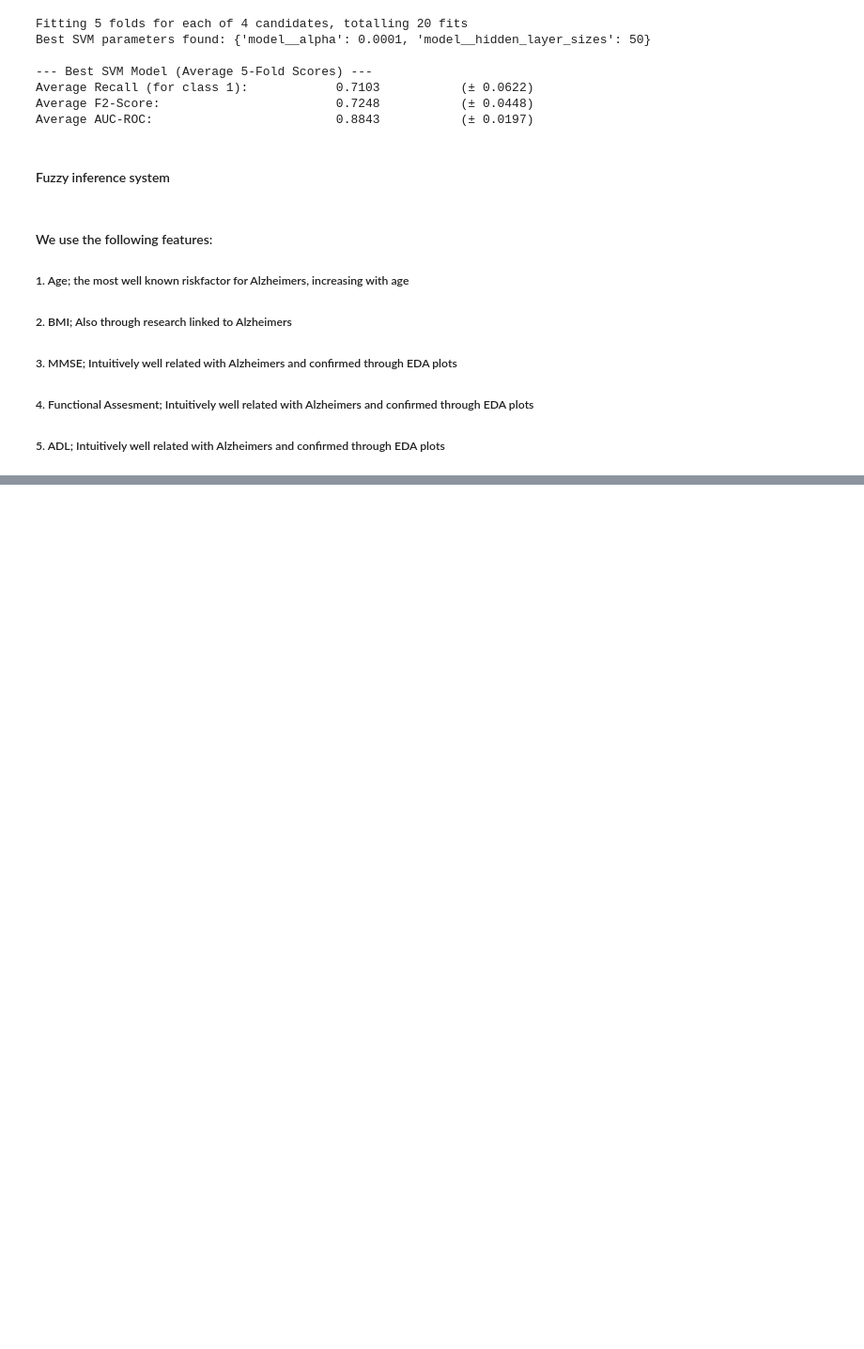
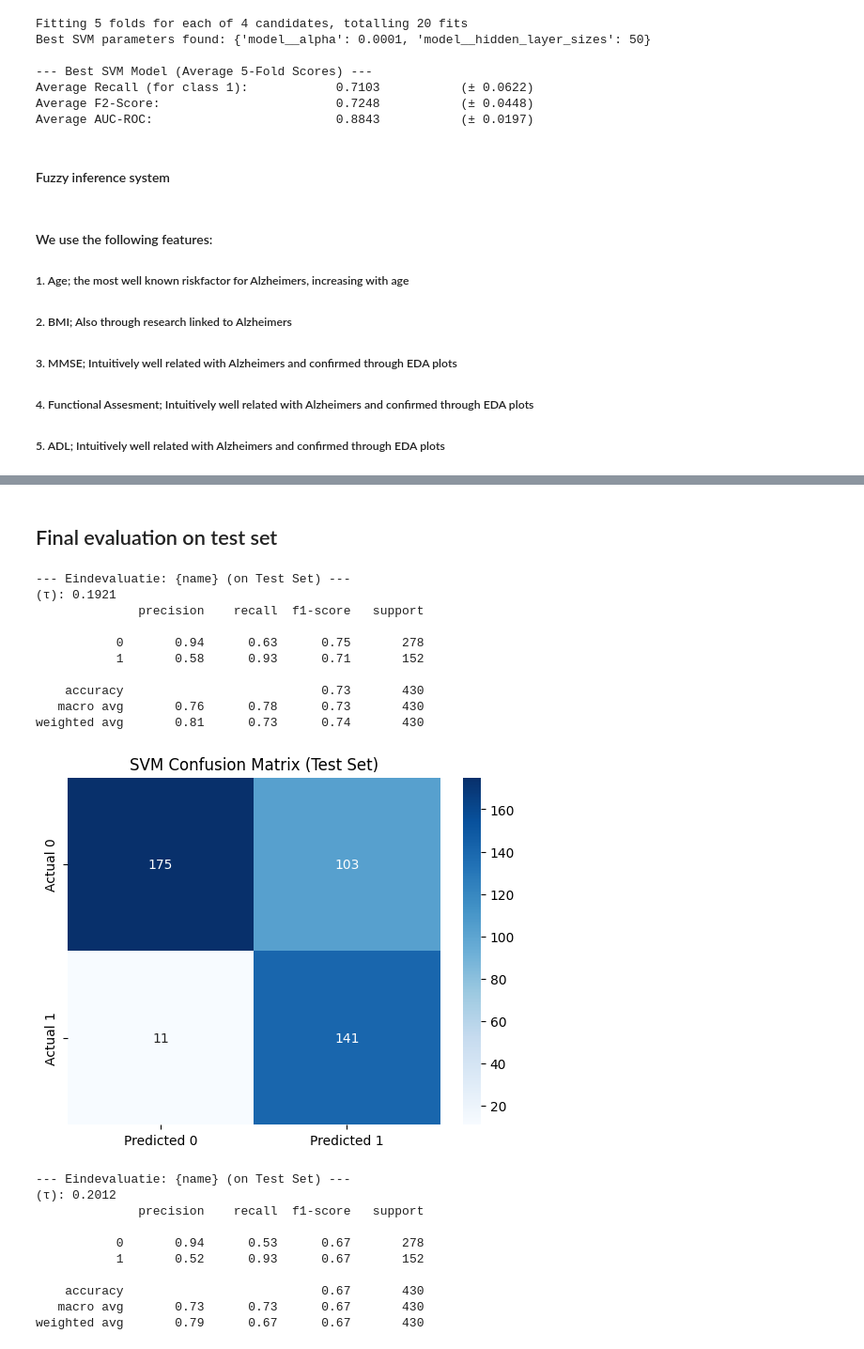
Before and after one commit to Jelles/AML-Assignment-2, a Jupyter notebook: main.ipynb, the cells around one changed output, grey strips where cells are left out. Shown at 94% size. Saved outputs shown, nothing was run; the diff lists cells and outputs as text; code cells hidden in the pictures; blank space fills up the shorter version.

```diff
--- a/main.ipynb
+++ b/main.ipynb
@@ -587,0 +662,16 @@ Average AUC-ROC:                         0.7793           (± 0.0353)
+# %%
+def tau_optimiser(y_scores, y_train, name):
+    precision, recall, thresholds_pr = precision_recall_curve(y_train, y_scores, pos_label=1)
+    f2_scores = (5 * precision * recall) / (4 * precision + recall)
+    f2_scores = np.nan_to_num(f2_scores, nan=0)
+
+    optimal_idx = np.argmax(f2_scores)
+    optimal_tau = thresholds_pr[optimal_idx]
+    print(f"\n--- Validation {name} ---")
+    print(f"Optimal Threshold (τ) miximising F2 : {optimal_tau:.4f}")
+    print(f"Highest F2-Score in validation: {f2_scores[optimal_idx]:.4f}")
+    return optimal_tau
+
+optimal_tau_svm = tau_optimiser(y_scores_svm, y_train, 'SVM')
+optimal_tau_mlp = tau_optimiser(y_scores_mlp, y_train, 'MLP')
+optimal_tau_fis = tau_optimiser(y_scores_fis, y_train_fis, 'FIS')
@@ -587,0 +690,48 @@ Average AUC-ROC:                         0.7793           (± 0.0353)
+# %% [markdown]
+## Final evaluation on test set
+# %%
+def confusion_matrix_plot(y_test, y_pred_test, name):
+    cm = confusion_matrix(y_test, y_pred_test)
+    sns.heatmap(cm, annot=True, fmt='d', cmap='Blues',
+            xticklabels=['Predicted 0', 'Predicted 1'],
+            yticklabels=['Actual 0', 'Actual 1'])
+    plt.title(f"{name} Confusion Matrix (Test Set)")
+    plt.savefig(f'plots/confuse_matr_{name}.png')
+    plt.show()
+
+
+def test_set_evaluator(grid_search_model, optimal_tau, y_test, X_test, name):
+    y_probas_test = grid_search_model.best_estimator_.predict_proba(X_test)[:, 1]
+    y_pred_test = (y_probas_test >= optimal_tau).astype(int)
+
+    print("\n--- Eindevaluatie: {name} (on Test Set) ---")
+    print(f"(τ): {optimal_tau:.4f}")
+    print(classification_report(y_test, y_pred_test))
+
+    confusion_matrix_plot(y_test, y_pred_test, name)
+
+
+test_set_evaluator(grid_search_svm, optimal_tau_svm, y_test, X_test, 'SVM')
+test_set_evaluator(grid_search_mlp, optimal_tau_mlp, y_test, X_test, 'MLP')
+# %% [output]
+--- Eindevaluatie: {name} (on Test Set) ---
+(τ): 0.1921
+              precision    recall  f1-score   support
+
+           0       0.94      0.63      0.75       278
+           1       0.58      0.93      0.71       152
+
+    accuracy                           0.73       430
+   macro avg       0.76      0.78      0.73       430
+weighted avg       0.81      0.73      0.74       430
+[figure, added]
+--- Eindevaluatie: {name} (on Test Set) ---
+(τ): 0.2012
+              precision    recall  f1-score   support
+
+           0       0.94      0.53      0.67       278
+           1       0.52      0.93      0.67       152
+
+    accuracy                           0.67       430
+   macro avg       0.73      0.73      0.67       430
+weighted avg       0.79      0.67      0.67       430
```
Also changed, not shown: parts of 8 cells of this notebook, 3 other files.
